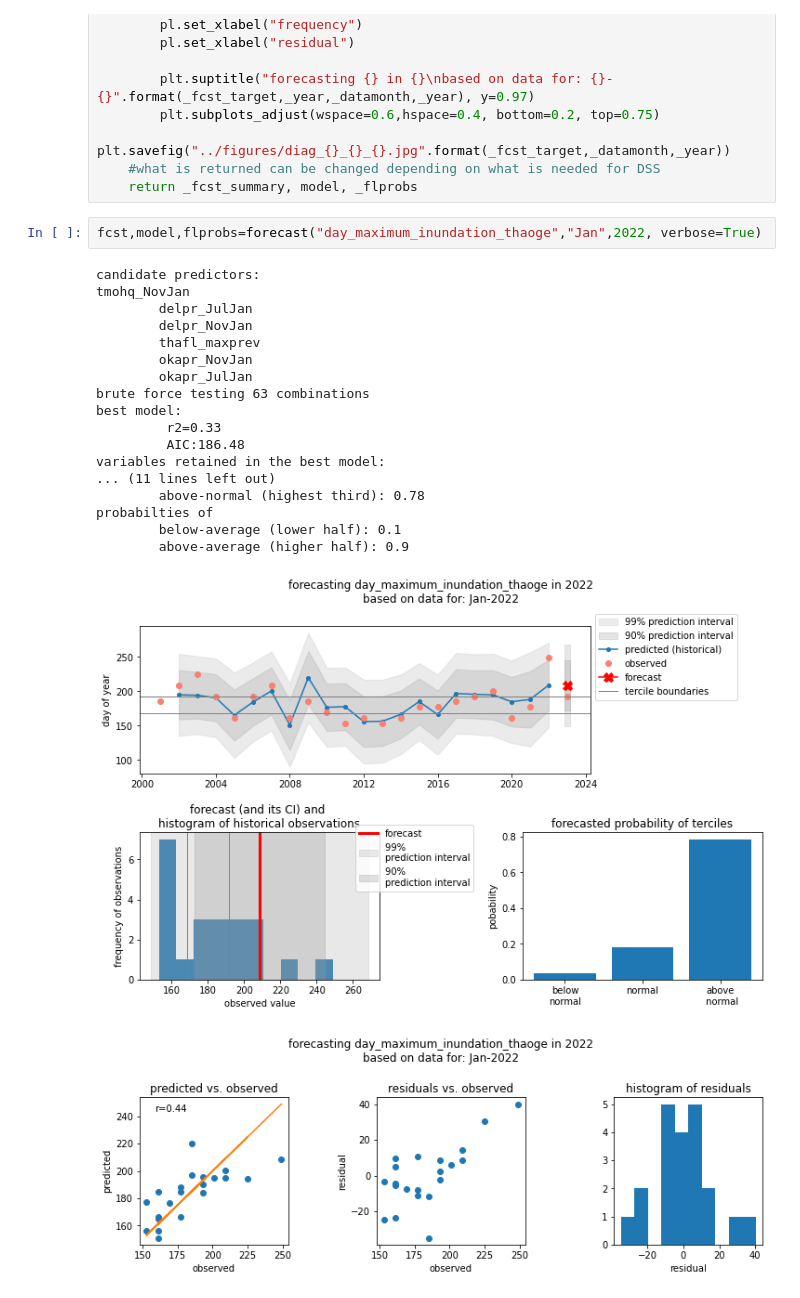
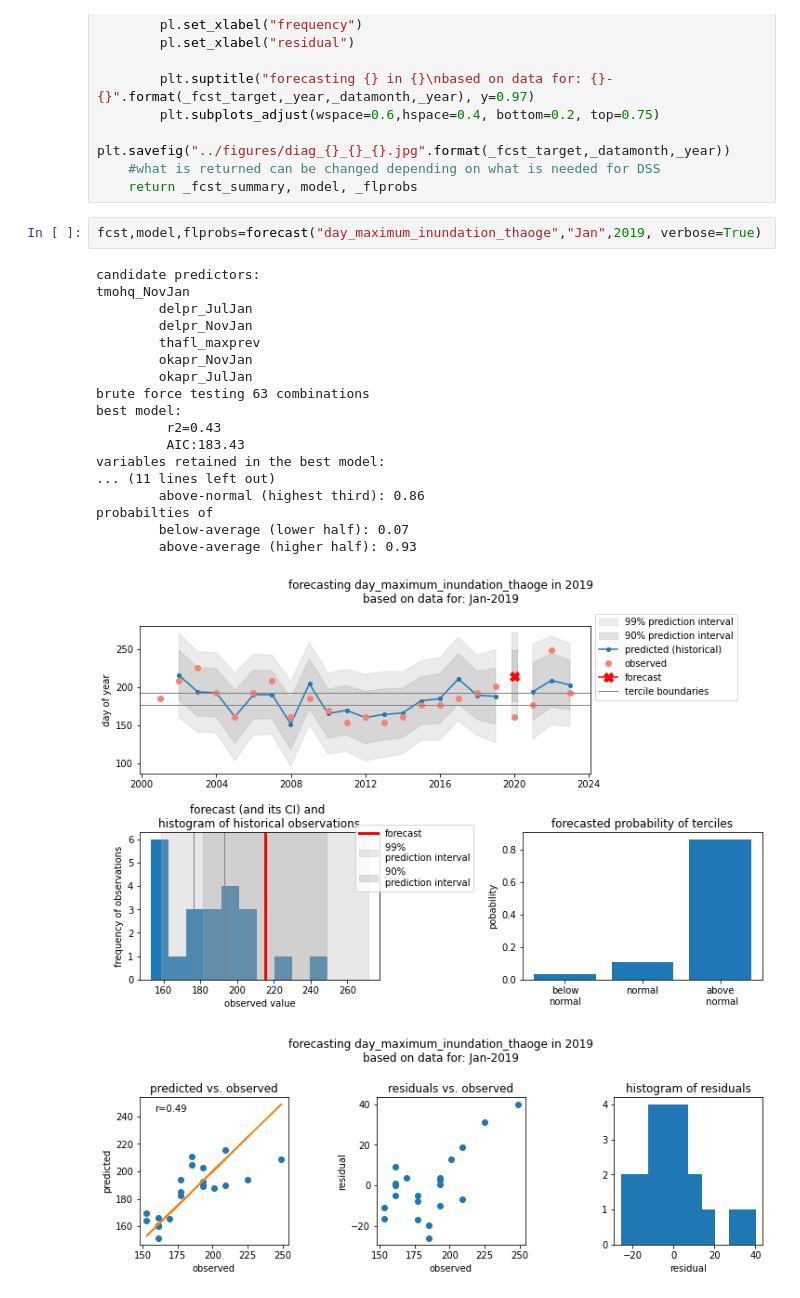
Before and after one commit to piotr-whynot/delta_ews, a Jupyter notebook: scripts/forecast.ipynb, the cells around one changed output. Cells and saved outputs as stored; diff of their text form.

```diff
--- a/scripts/forecast.ipynb
+++ b/scripts/forecast.ipynb
@@ -703,24 +703,24 @@ def forecast(_fcst_target,_datamonth,_year, model="OLS", verbose=True):
     #what is returned can be changed depending on what is needed for DSS
     return _fcst_summary, model, _flprobs
 # %%
-fcst,model,flprobs=forecast("day_maximum_inundation_thaoge","Jan",2022, verbose=True)
+fcst,model,flprobs=forecast("day_maximum_inundation_thaoge","Jan",2019, verbose=True)
 # %% [output]
 candidate predictors:
 tmohq_NovJan
         delpr_JulJan
         delpr_NovJan
         thafl_maxprev
         okapr_NovJan
         okapr_JulJan
 brute force testing 63 combinations
 best model:
-         r2=0.33
-         AIC:186.48
+         r2=0.43
+         AIC:183.43
 variables retained in the best model:
 ... (11 lines left out)
-        above-normal (highest third): 0.78
+        above-normal (highest third): 0.86
 probabilties of
-        below-average (lower half): 0.1
-        above-average (higher half): 0.9
+        below-average (lower half): 0.07
+        above-average (higher half): 0.93
-[figure, old version]
+[figure, new version]
-[figure, old version]
+[figure, new version]
```
Also changed, not shown: 10 other files.
